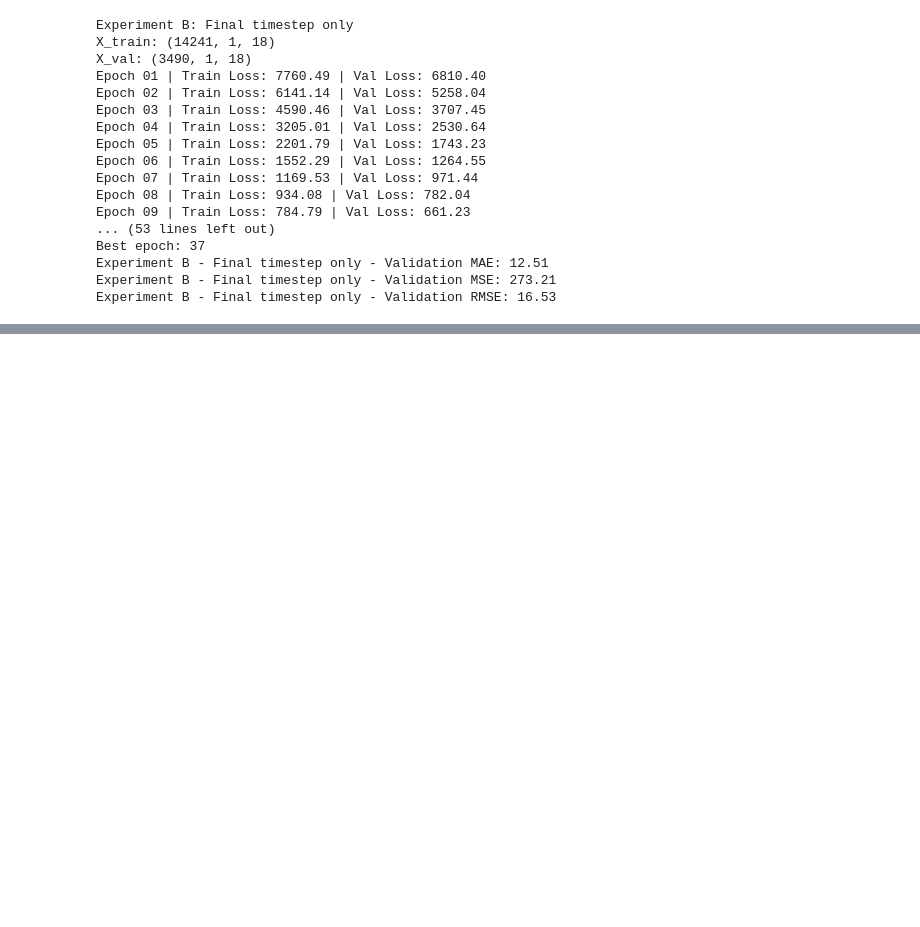
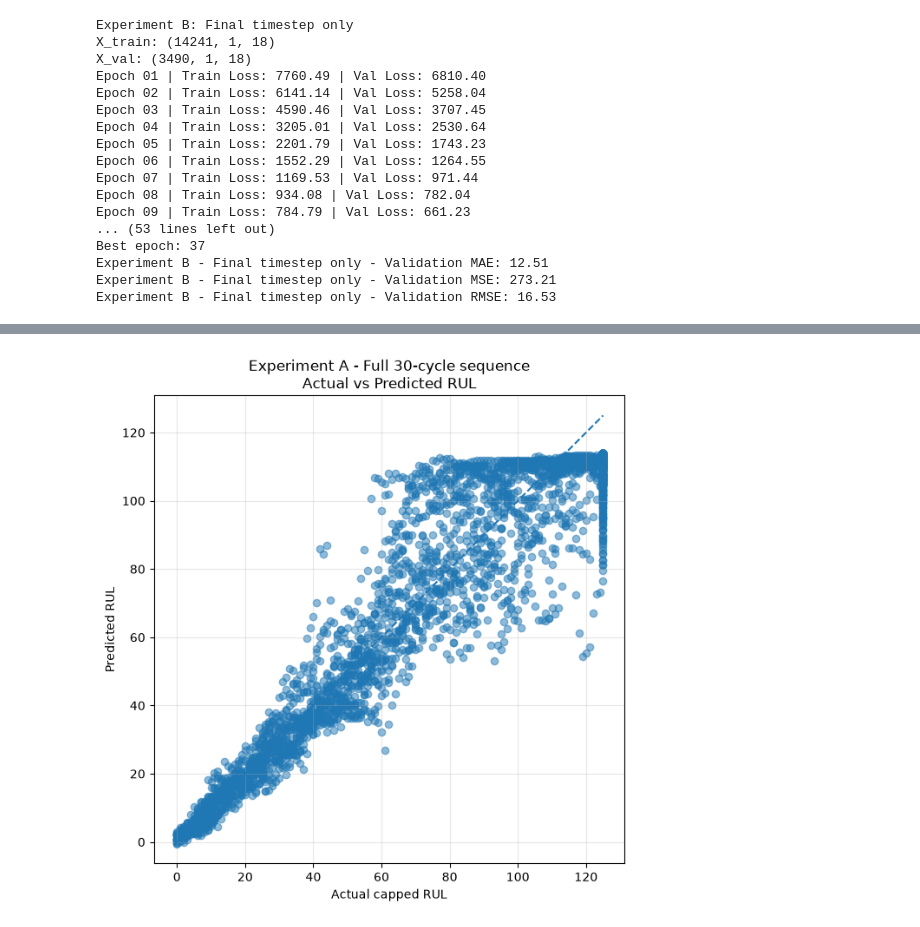
Before and after one commit to iamprakhar10/aircraft-rul-predictor, a Jupyter notebook: notebooks/02_temporal_ablation.ipynb, the cells around one changed output, grey strips where cells are left out. Cells and saved outputs as stored; diff of their text form; code cells hidden in the pictures; blank space fills up the shorter version.

```diff
--- a/notebooks/02_temporal_ablation.ipynb
+++ b/notebooks/02_temporal_ablation.ipynb
@@ -917,0 +1116,8 @@ Experiment B - Final timestep only - Validation RMSE: 16.53
+# %%
+plot_actual_vs_predicted(
+    y_val_full,
+    results_full["predictions"],
+    "Experiment A - Full 30-cycle sequence",
+)
+# %% [output]
+[figure, added]
```
Also changed, not shown: parts of 7 cells of this notebook.
